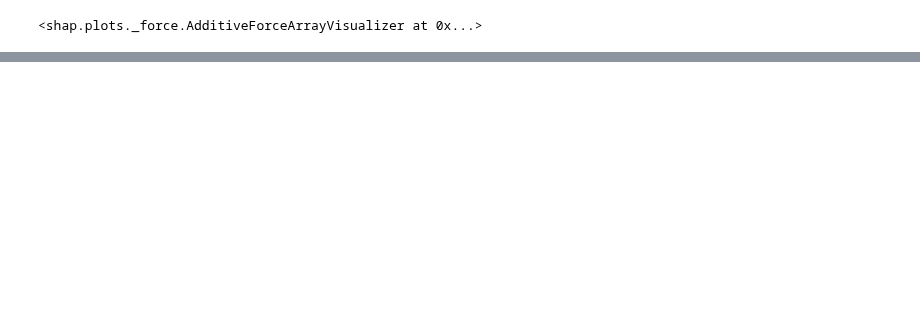
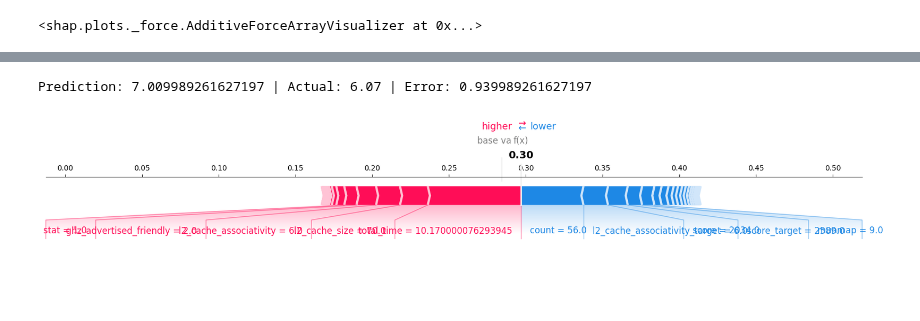
Before and after one commit to FrancoCabezasPoblete/resource-prediction-study, a Jupyter notebook: notebooks/modelFeedForward.ipynb, the cells around one changed output, grey strips where cells are left out. Cells and saved outputs as stored; diff of their text form; code cells hidden in the pictures; blank space fills up the shorter version.

```diff
--- a/notebooks/modelFeedForward.ipynb
+++ b/notebooks/modelFeedForward.ipynb
@@ -487,0 +474,7 @@ Prediction: 233.10740661621094 | Actual: 269.24 | Error: 36.13259338378907
+# %%
+instance = 5
+print(f"Prediction: {y_prediction[instance].item()} | Actual: {test_df_og.iloc[instance]['total_time_target']} | Error: {abs(y_prediction[instance].item() - test_df_og.iloc[instance]['total_time_target'])}")
+shap.force_plot(explainer.expected_value[0], shap_values[instance, :, 0], X_test_non_scaled[instance], feature_names=features, matplotlib=True)
+# %% [output]
+Prediction: 7.009989261627197 | Actual: 6.07 | Error: 0.939989261627197
+[figure, added]
```
Also changed, not shown: parts of 13 cells of this notebook, 16 other files.
